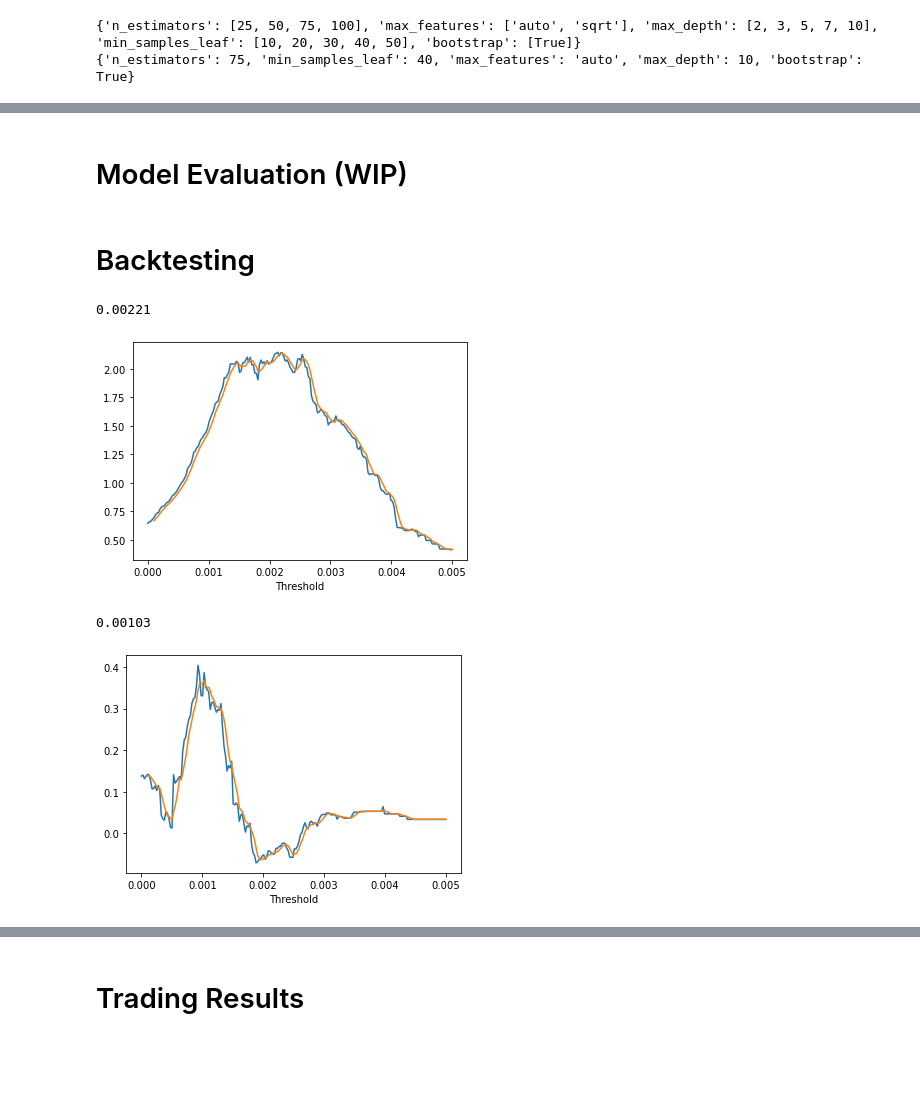
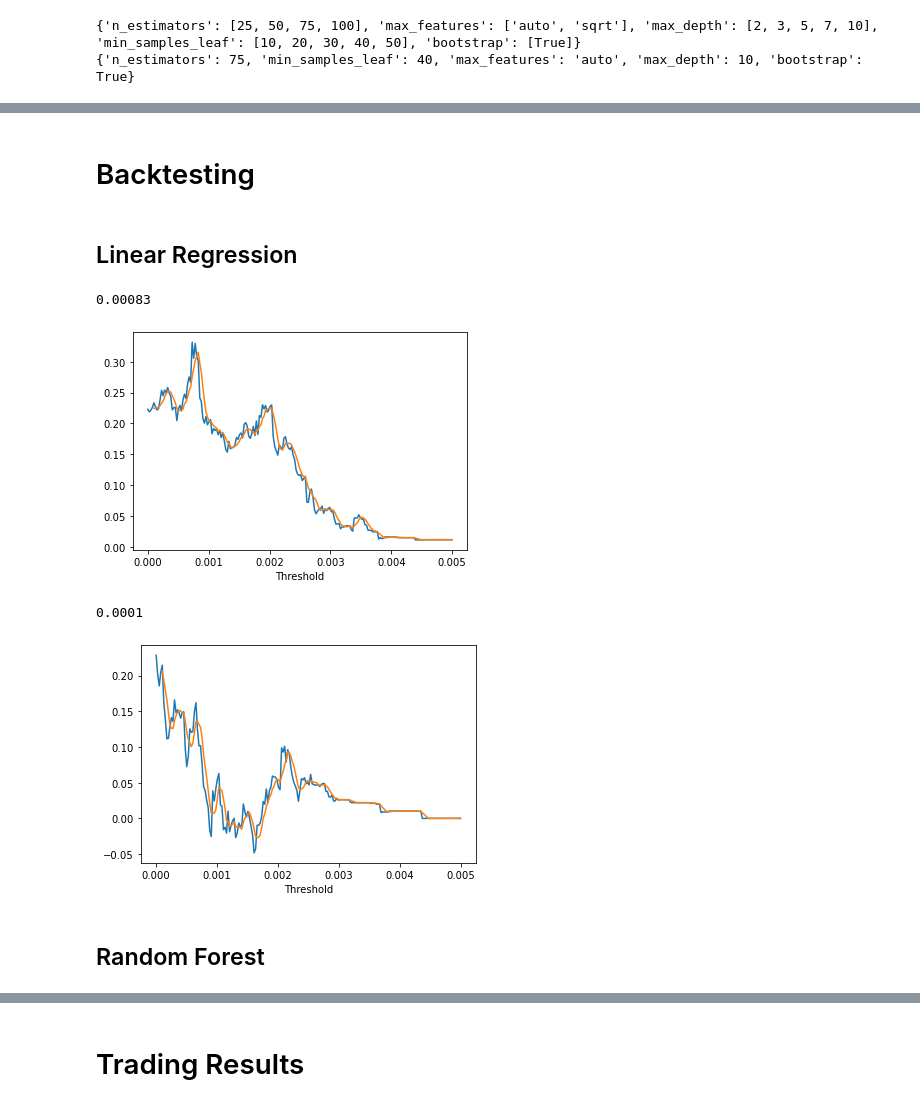
Before and after one commit to Andrew-Niedzialek/AIinFinance, a Jupyter notebook: AI_in_Finance.ipynb, the cells around one changed output, grey strips where cells are left out. Drawn from its saved outputs; the diff is of its cells as text; code cells hidden in the pictures; blank space fills up the shorter version.

```diff
--- a/AI_in_Finance.ipynb
+++ b/AI_in_Finance.ipynb
@@ -395,6 +535,6 @@ print(cv.best_params_)
 # %%
 # Re-train on full dataset using best parameters
-xgbreg_best = XGBRegressor(n_estimators = 75, max_depth = 5, learning_rate = 0.1, random_state=42)
+xgbreg_best = XGBRegressor(n_estimators = 75, max_depth = 2, learning_rate = 0.2, random_state=42)
 
 xgbreg_best.fit(X_train, y_train)
 # %% [output]
@@ -410,2 +564,0 @@ feat_importances.nlargest(30).plot(kind='barh', figsize=(8,8))
-# %% [markdown]
-# Model Evaluation (WIP)
@@ -467,13 +621,16 @@ def BackTest(X, Threshold, short=False):
     strat_ann_vol = X['TOTRET'].std()*math.sqrt(252)
     strat_ann_ret = ((X['TOTRET'].mean()+1)**252) - 1
     strat_ann_sr = X['TOTRET'].mean()/(X['TOTRET'].std())*math.sqrt(252) #Sharpes Ratio
+    strat_ann_cagr = (1 + X['STRAT_CUMRET'][-1]) ** (252 / len(X['TOTRET'])) - 1  #CAGR
 
     #Baseline Long Portfolio metrics
     long_ann_vol = (X['RET'].sum(axis=1)/10).std()*math.sqrt(252)
     long_ann_ret = (((X['RET'].sum(axis=1)/10).mean()+1)**252) - 1
     long_ann_sr = (X['RET'].sum(axis=1)/10).mean()/((X['RET'].sum(axis=1)/10).std())*math.sqrt(252)
+    long_ann_cagr = (1 + X['LONG_CUMRET'][-1]) ** (252 / len(X['RET'])) - 1
 
-    return(X, strat_ann_vol, strat_ann_ret, strat_ann_sr, long_ann_vol, long_ann_ret, long_ann_sr)
+    return(X, strat_ann_vol, strat_ann_ret, strat_ann_sr, strat_ann_cagr, \
+           long_ann_vol, long_ann_ret, long_ann_sr, long_ann_cagr)
 # %%
 #optimizing threshold parameter based on training data
 def BackTestOpt(X):
@@ -483,7 +640,9 @@ def BackTestOpt(X):
 
     #Testing Various Thresholds
     for i in lin:
-        Y, strat_ann_vol, strat_ann_ret, strat_ann_sr, long_ann_vol, long_ann_ret, long_ann_sr = BackTest(X, i)
+        Y, strat_ann_vol, strat_ann_ret, strat_ann_sr, strat_ann_cagr, \
+            long_ann_vol, long_ann_ret, long_ann_sr, long_ann_cagr \
+            = BackTest(X, i)
         returns.append(strat_ann_ret)
 
 
@@ -502,17 +661,23 @@ def BackTestOpt(X):
     df['rollavg'].plot()
 
     return(val1, val2)
+# %% [markdown]
+## Linear Regression
+# %%
+XTrade_lr, Xopt_lr = prep_data(lr_best)
 # %%
 #Find optimal threshold based on train data, doesnt really work since model knows this data too well, cant generalize this threshold
-ret, thresh = BackTestOpt(Xopt)
+ret, thresh = BackTestOpt(Xopt_lr)
 print(round(thresh,5))
 # %% [output]
-0.00221
+0.00083
-[figure, old version]
+[figure, new version]
 # %%
 #Finding Optimal Threshold based on test data, cant do this in reality, would need to have other sets of data to optimize threshold on
-ret, thresh = BackTestOpt(XTrade)
+ret, thresh = BackTestOpt(XTrade_lr)
 print(round(thresh,5))
 # %% [output]
-0.00103
+0.0001
-[figure, old version]
+[figure, new version]
+# %% [markdown]
+## Random Forest
```
Also changed, not shown: parts of 38 cells of this notebook.
